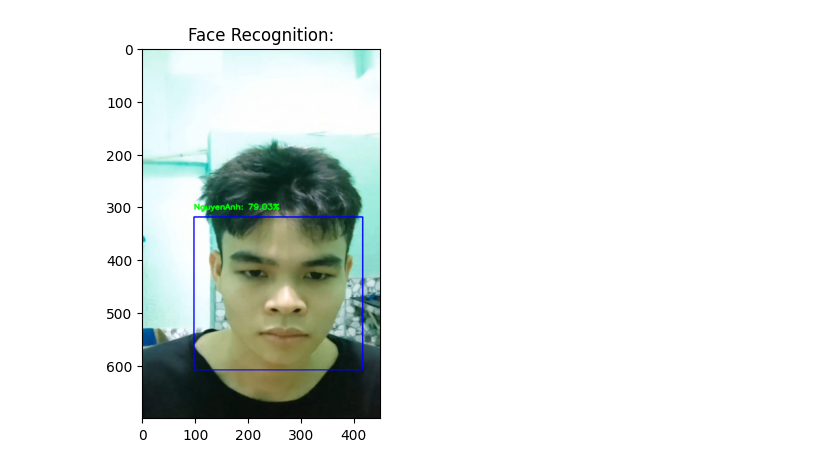
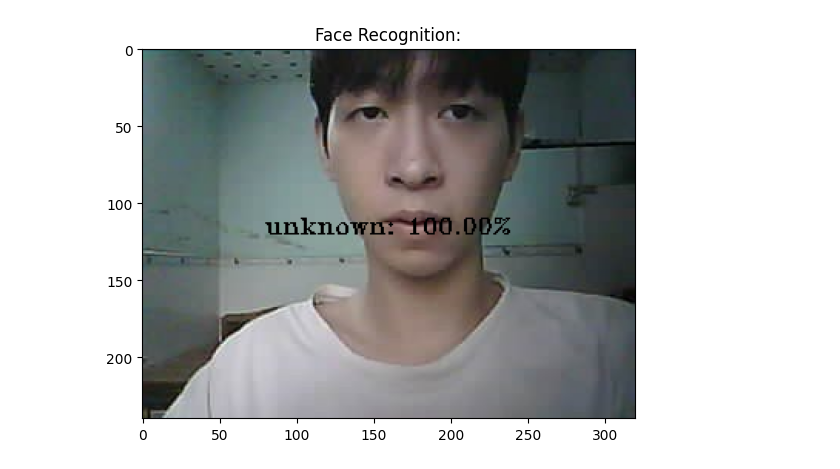
Before and after one commit to DNAnh01/PBL5-smart-home, a Jupyter notebook: z_face_recognition/face_rec_img.ipynb, the cells around one changed output. Cells and saved outputs as stored; diff of their text form; code cells hidden in the pictures.

```diff
--- a/z_face_recognition/face_rec_img.ipynb
+++ b/z_face_recognition/face_rec_img.ipynb
@@ -12,47 +100,51 @@ import matplotlib.pyplot as plt
 # %%
-#INITIALIZE
-facenet = FaceNet()
-current_path = os.getcwd().replace("\\", "/")
-faces_embeddings = np.load(current_path + "/faces_embeddings_done_4classes.npz")
-Y = faces_embeddings['arr_1']
-encoder = LabelEncoder()
-encoder.fit(Y)
-haarcascade = cv.CascadeClassifier(current_path + "/haarcascade_frontalface_default.xml")
-model = pickle.load(open(current_path + "/svm_model_160x160.pkl", 'rb'))
-
-# Load image
-img = cv.imread("E:/BKDN/ky6/PBL5/src/z_face_recognition/NguyenAnh_test.jpg")
-
+img = cv.imread("./test_img/z4311355377660_d5c60c6533d07a6587363ffa3563f78f.jpg")
+# img = cv.imread("./test_img/NguyenAnh_test.jpg")
 rgb_img = cv.cvtColor(img, cv.COLOR_BGR2RGB)
 gray_img = cv.cvtColor(img, cv.COLOR_BGR2GRAY)
-faces = haarcascade.detectMultiScale(gray_img, 1.3, 5)
-
-for x,y,w,h in faces:
-    img_face = rgb_img[y:y+h, x:x+w]
-    img_face = cv.resize(img_face, (160,160)) # 1x160x160x3
-    img_face = np.expand_dims(img_face,axis=0)
-    ypred = facenet.embeddings(img_face)
-    face_prob = model.predict_proba(ypred)
-    max_prob = np.max(face_prob)
-
-    if max_prob < 0.75:
-        final_name = "unknown"
-        text = "{}: {:.2f}%".format(final_name, max_prob*100)
-    else:
-        face_name = model.predict(ypred)
-        final_name = encoder.inverse_transform(face_name)[0]
-        text = "{}: {:.2f}%".format(final_name, max_prob*100)
-
-    cv.rectangle(rgb_img, (x,y), (x+w,y+h), (0,0,255), 3)
-    cv.putText(rgb_img, text, (x,y-30), cv.FONT_HERSHEY_SIMPLEX,
-            1, (0,255,0), 3)
-
+detector = cv.CascadeClassifier(current_path + "/haarcascade_frontalface_default.xml")
+faces = detector.detectMultiScale(gray_img, 1.3, 5)
+if len(faces) == 0:
+    final_name = "unknown"
+    text = "{}: {:.2f}%".format(final_name, 100)
+    # Draw text on image
+    font = cv.FONT_HERSHEY_TRIPLEX
+    font_scale = 0.5
+    thickness = 1
+    text_width, text_height = cv.getTextSize(text, font, font_scale, thickness)[0]
+    text_x = int((rgb_img.shape[1] - text_width) / 2)
+    text_y = int(rgb_img.shape[0] / 2)
+    cv.putText(rgb_img, text, (text_x, text_y), font, font_scale, (0, 0, 0), thickness)
+else:
+    for x, y, w, h in faces:
+        img_face = rgb_img[y:y + h, x:x + w]
+        img_face = cv.resize(img_face, (160, 160))  # 1x160x160x3
+        img_face = np.expand_dims(img_face, axis=0)
+        ypred = facenet.embeddings(img_face)
+        face_prob = model.predict_proba(ypred)
+        max_prob = np.max(face_prob)
+        if max_prob < 0.75:
+            final_name = "unknown"
+            text = "{}: {:.2f}%".format(final_name, max_prob * 100)
+        else:
+            face_name = model.predict(ypred)
+            final_name = encoder.inverse_transform(face_name)[0]
+            text = "{}: {:.2f}%".format(final_name, max_prob * 100)
+        # Draw bounding box and label on image
+        font = cv.FONT_HERSHEY_TRIPLEX
+        font_scale = 0.5
+        thickness = 1
+        # Get the size of the text
+        (text_width, text_height), _ = cv.getTextSize(text, font, font_scale, thickness)
+        # Adjust the position of the text based on the size of the bounding box
+        text_x = x + int((w - text_width) / 2)
+        text_y = y + h + int(text_height * 1.5)
+        # Draw the bounding box and text
+        cv.rectangle(rgb_img, (x, y), (x + w, y + h), (0, 0, 255), 2)
+        cv.putText(rgb_img, text, (text_x, text_y), font, font_scale, (0, 0, 0), thickness)
 if img is not None and len(img.shape) > 0 and img.shape[0] > 0 and img.shape[1] > 0:
-    # print("Image shape:", img.shape)
-
     rgb_img = cv.cvtColor(rgb_img, cv.COLOR_BGR2RGB)
-    img_resized = cv.resize(rgb_img, (450, 700)) # Resize image for display
-    plt.imshow(img_resized[...,::-1])
+    plt.imshow(rgb_img[...,::-1])
     plt.title("Face Recognition:")
     plt.show()
 else:
@@ -62 +153 @@ else:
-[figure, old version]
+[figure, new version]
```
Also changed, not shown: parts of 5 cells of this notebook, 48 other files.
